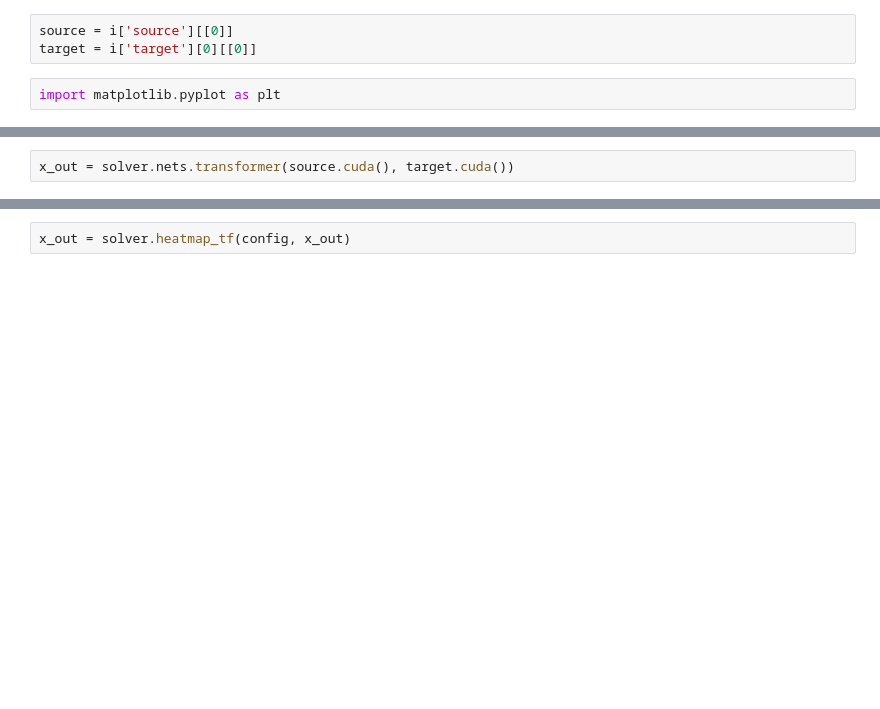
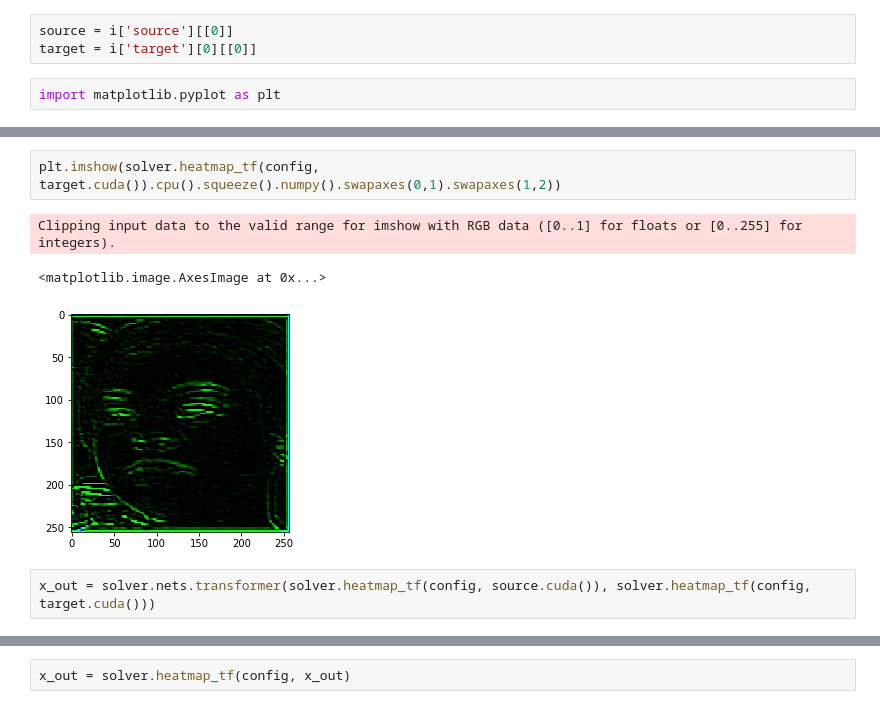
Before and after one commit to cutz-j/AntGAN, a Jupyter notebook: baseline_train_Kframe_transformer_test.ipynb, the cells around one changed output, grey strips where cells are left out. Drawn from its saved outputs; the diff is of its cells as text; blank space fills up the shorter version.

```diff
--- a/baseline_train_Kframe_transformer_test.ipynb
+++ b/baseline_train_Kframe_transformer_test.ipynb
@@ -496,5 +481,11 @@ plt.imshow(target.cpu().squeeze().numpy().swapaxes(0,1).swapaxes(1,2))
+# %%
+plt.imshow(solver.heatmap_tf(config, target.cuda()).cpu().squeeze().numpy().swapaxes(0,1).swapaxes(1,2))
+# %% [output]
+Clipping input data to the valid range for imshow with RGB data ([0..1] for floats or [0..255] for integers).
+<matplotlib.image.AxesImage at 0x...>
+[figure, added]
 # %%
-x_out = solver.nets.transformer(source.cuda(), target.cuda())
+x_out = solver.nets.transformer(solver.heatmap_tf(config, source.cuda()), solver.heatmap_tf(config, target.cuda()))
 # %%
 plt.imshow(x_out.cpu().detach().squeeze().numpy().swapaxes(0,1).swapaxes(1,2))
 # %% [output]
```
Also changed, not shown: parts of 15 cells of this notebook, 1 other file.
